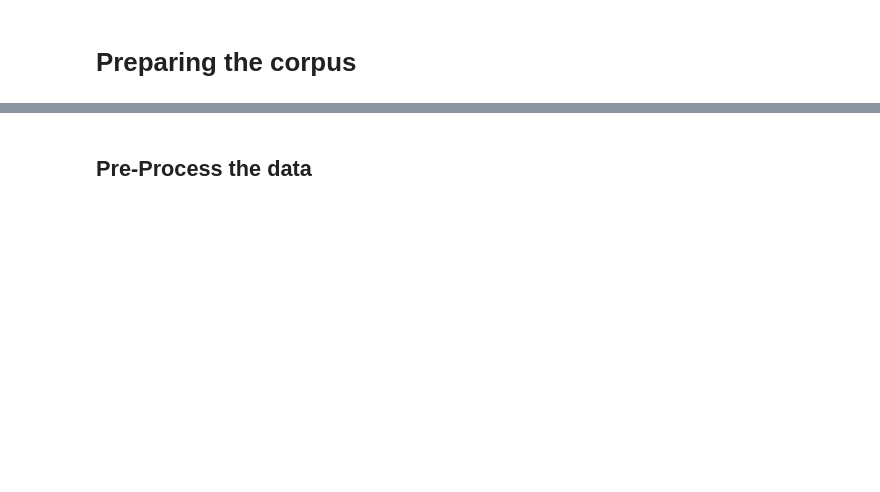
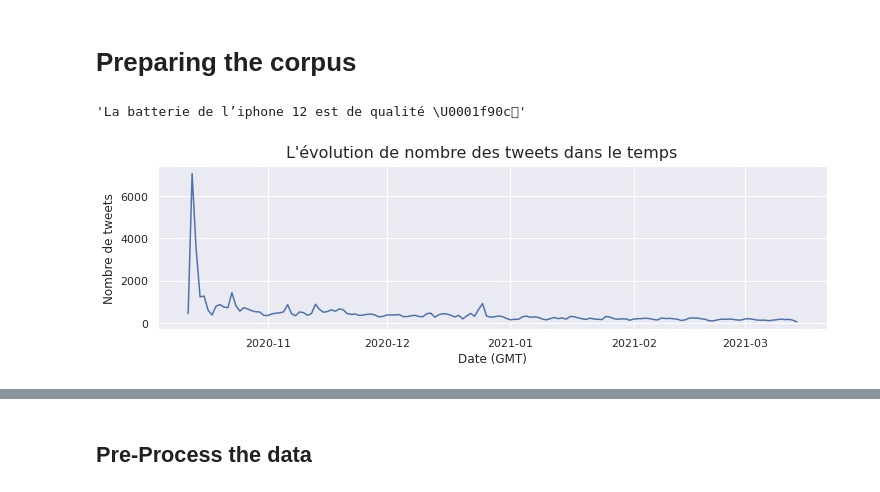
Before and after one commit to younes16morsi/PFE_RIGHTINNOV, a Jupyter notebook: Topic Modeling/[FR]Topic Modeling.ipynb, the cells around one changed output, grey strips where cells are left out. Drawn from its saved outputs; the diff is of its cells as text; code cells hidden in the pictures; blank space fills up the shorter version.

```diff
--- a/Topic Modeling/[FR]Topic Modeling.ipynb
+++ b/Topic Modeling/[FR]Topic Modeling.ipynb
@@ -33,6 +33,23 @@ df = df.sort_values("content")
 
 # dropping ALL duplicte values
 df = df.drop_duplicates(subset ="content", keep = 'first')
+# %%
+df.content[0]
+# %% [output]
+'La batterie de l’iphone 12 est de qualité \U0001f90c🏾'
+# %%
+df['date'] = pd.to_datetime(df['date']).dt.dates
+# %%
+fig = plt.figure(figsize=(12, 3))
+plt.plot(df.groupby(['date']).agg(['count'])['id'])
+# Finally graph these metrics across the topic numbers:
+
+fig.suptitle('L\'évolution de nombre des tweets dans le temps', fontsize=16)
+plt.xlabel('Date (GMT)', fontsize=12)
+plt.ylabel('Nombre de tweets', fontsize=12)
+plt.show()
+# %% [output]
+[figure, added]
 # %%
 # selectionner que les tweets qui répondent au requetes de l'utilisateur
 
```
Also changed, not shown: parts of 36 cells of this notebook, 55 other files.
